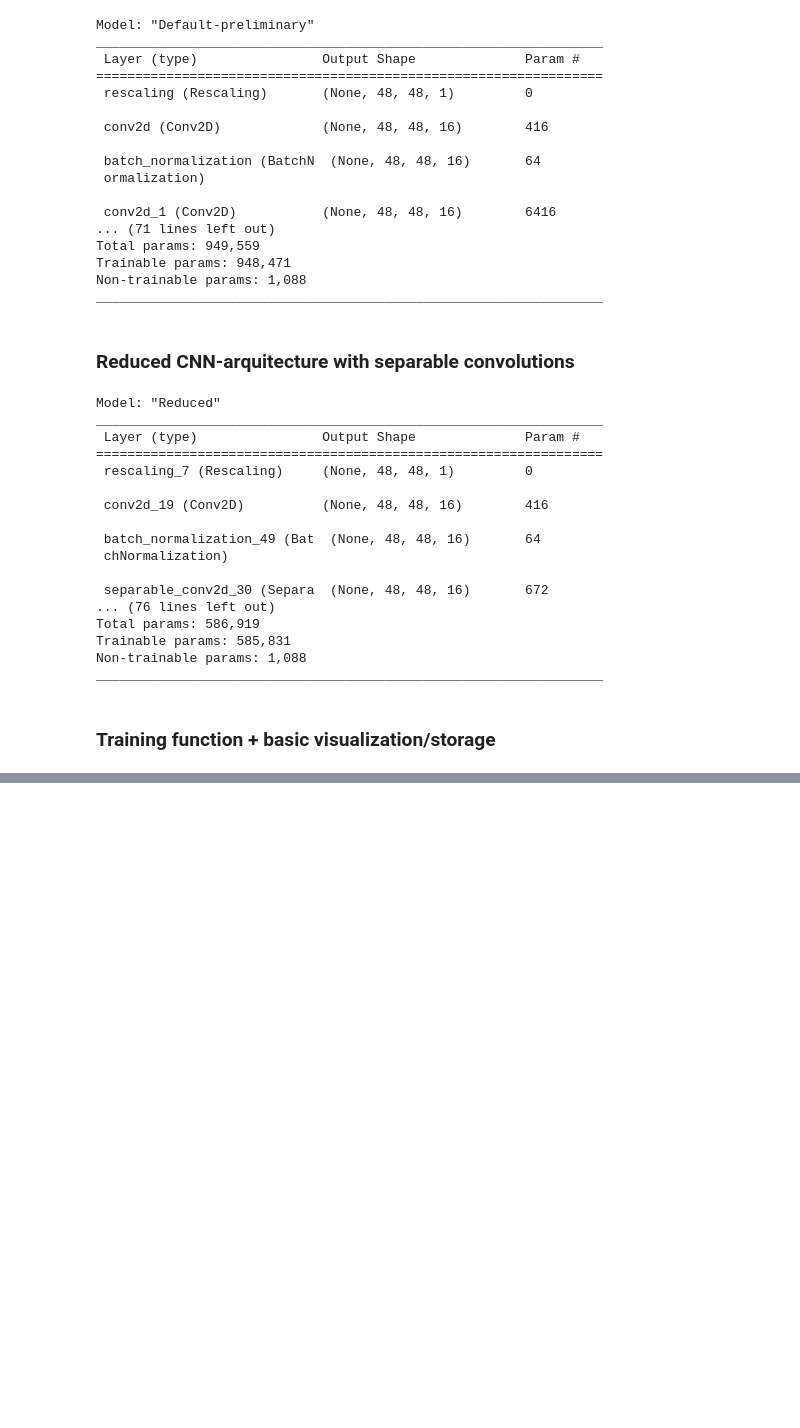
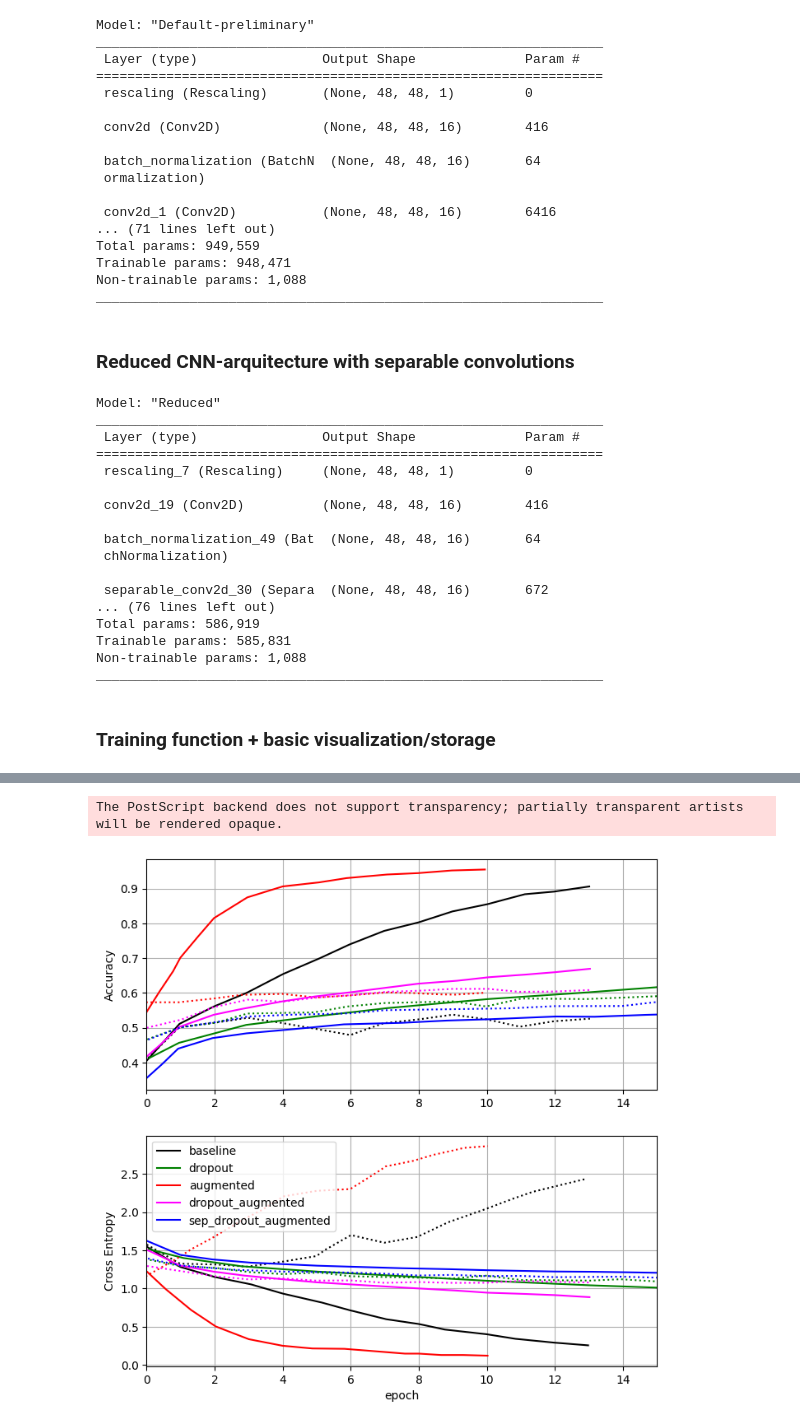
Before and after one commit to oyjuffer/DL-Final, a Jupyter notebook: CNN.ipynb, the cells around one changed output, grey strips where cells are left out. Saved outputs shown, nothing was run; the diff lists cells and outputs as text; code cells hidden in the pictures; blank space fills up the shorter version.

```diff
--- a/CNN.ipynb
+++ b/CNN.ipynb
@@ -407,0 +430,54 @@ WARNING:matplotlib.backends.backend_ps:The PostScript backend does not support t
+# %%
+fd_results = 'Results/'
+
+names = []; trainAcc = []; valAcc = []; trainLoss = []; valLoss = []
+
+folders = ['baseline', 'dropout', 'augmented', 'dropout_augmented', 'sep_dropout_augmented']
+
+for folder in folders:
+    train_acc = pd.read_csv("{}{}/{}".format(fd_results, folder, "train_acc.csv"))
+    val_acc = pd.read_csv("{}{}/{}".format(fd_results, folder, "val_acc.csv"))
+
+    train_loss = pd.read_csv("{}{}/{}".format(fd_results, folder, "train_loss.csv"))
+    val_loss = pd.read_csv("{}{}/{}".format(fd_results, folder, "val_loss.csv"))
+
+    names.append(folder)
+
+    trainAcc.append(train_acc)
+    valAcc.append(val_acc)
+    trainLoss.append(train_loss)
+    valLoss.append(val_loss)
+
+
+
+plt.figure(figsize=(8, 8))
+plt.subplot(2, 1, 1)
+colors = ['black', 'green', 'red', 'magenta', 'blue']
+for ii in range(5):
+    plt.plot(trainAcc[ii]["x"], trainAcc[ii][" y"], '-', color=colors[ii], label=names[ii])
+    plt.plot(valAcc[ii]["x"], valAcc[ii][" y"], ':',  color=colors[ii])
+
+# plt.legend(loc='lower right')
+plt.ylabel('Accuracy')
+plt.xlim([0,15])
+plt.grid()
+
+
+plt.subplot(2, 1, 2)
+for ii in range(5):
+    plt.plot(trainLoss[ii]["x"], trainLoss[ii][" y"], '-',  color=colors[ii], label=names[ii])
+    plt.plot(valLoss[ii]["x"], valLoss[ii][" y"], ':',  color=colors[ii])
+
+plt.legend(loc='upper left')
+plt.ylabel('Cross Entropy')
+plt.grid()
+plt.xlim([0,15])
+plt.xlabel('epoch')
+
+plt.savefig('all_together.png')
+plt.savefig('all_together.eps')
+
+plt.show()
+# %% [output]
+The PostScript backend does not support transparency; partially transparent artists will be rendered opaque.
+[figure, added]
```
Also changed, not shown: parts of 8 cells of this notebook.
